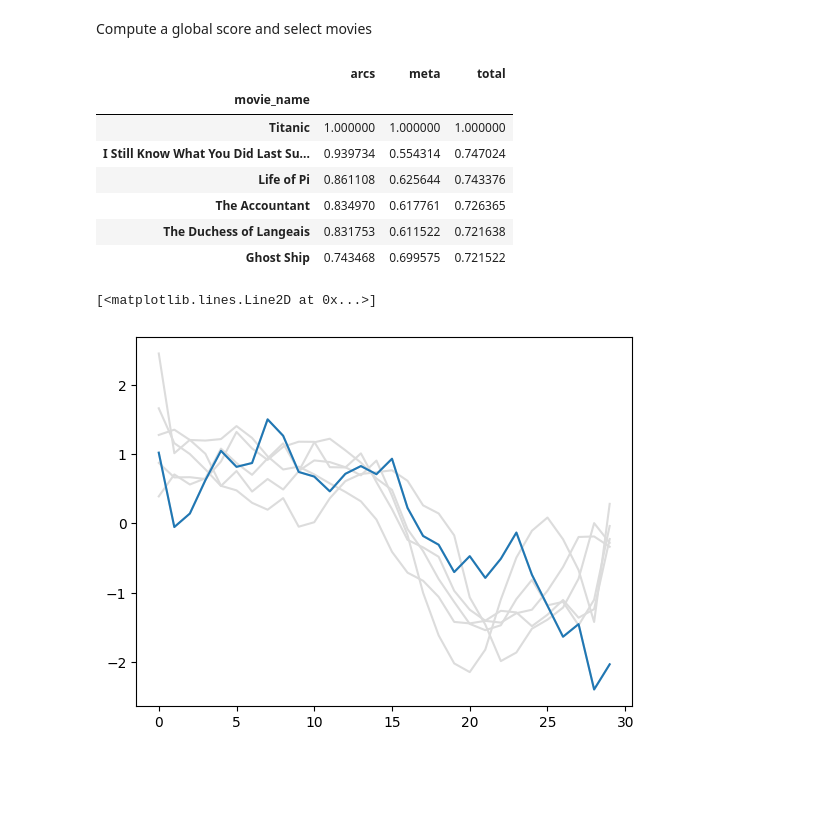
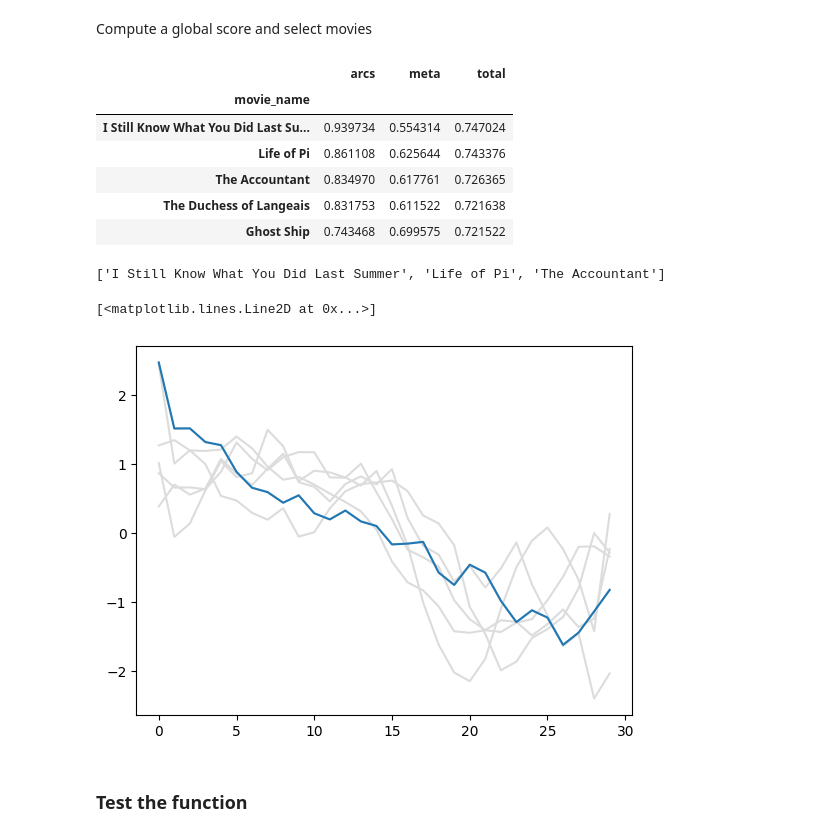
Before and after one commit to sebhochart/movie-sentiment-analysis, a Jupyter notebook: notebooks/Recommendation.ipynb, the cells around one changed output. Cells and saved outputs as stored; diff of their text form; code cells hidden in the pictures; blank space fills up the shorter version.

Commit message:
Implemented get_movies_recommendation function

```diff
--- a/notebooks/Recommendation.ipynb
+++ b/notebooks/Recommendation.ipynb
@@ -118,7 +118,7 @@ Index(['imdbid', 'title', 'akas', 'year', 'metascore', 'imdb user rating',
        'plot', 'plot outline', 'keywords', 'genres', 'taglines', 'synopsis'],
       dtype='object')
 # %%
-movie_meta = movie_meta[['imdbid', 'title', 'keywords', 'genres']]
+movie_meta = movie_meta[['title', 'keywords', 'genres']]
 # %% [output]
 Index(['imdbid', 'title', 'keywords', 'genres', 'meta'], dtype='object')
 # %%
@@ -205,23 +205,29 @@ scores_df['total'] = (scores_df['arcs'] + scores_df['meta']) / 2.0
 
 scores_df.sort_values(by=['total'], ascending=False, inplace=True)
 
-scores_df.head(6)
+scores_df.drop(['Titanic'], inplace=True)
+
+scores_df.head(5)
 # %% [output]
 |  | arcs | meta | total |
 | movie_name |  |  |  |
-| Titanic | 1.000000 | 1.000000 | 1.000000 |
 | I Still Know What You Did Last Su... | 0.939734 | 0.554314 | 0.747024 |
 | Life of Pi | 0.861108 | 0.625644 | 0.743376 |
 | The Accountant | 0.834970 | 0.617761 | 0.726365 |
 | The Duchess of Langeais | 0.831753 | 0.611522 | 0.721638 |
 | Ghost Ship | 0.743468 | 0.699575 | 0.721522 |
+# %%
+scores_df[:3].index.to_list()
+# %% [output]
+['I Still Know What You Did Last Summer', 'Life of Pi', 'The Accountant']
 # %%
 for row in scores_df.head(6).iterrows():
     id = row[0]
-    if id !=0:
-        plt.plot(df_reco_1.loc[id], color='gainsboro')
+    plt.plot(df_reco_1.loc[id], color='gainsboro')
 
 plt.plot(df_reco_1.loc[id])
 # %% [output]
 [<matplotlib.lines.Line2D at 0x...>]
-[figure, old version]
+[figure, new version]
+# %% [markdown]
+### Test the function
```
Also changed, not shown: parts of 3 cells of this notebook, 4 other files.
